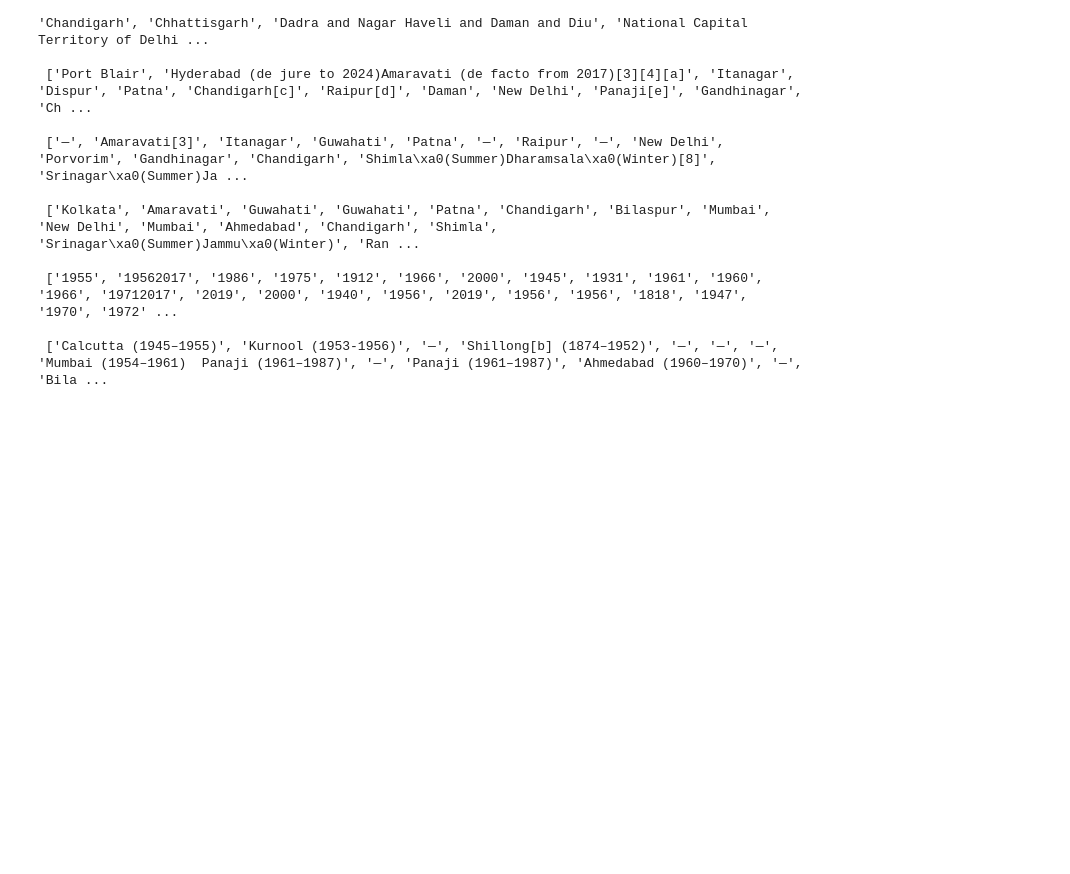
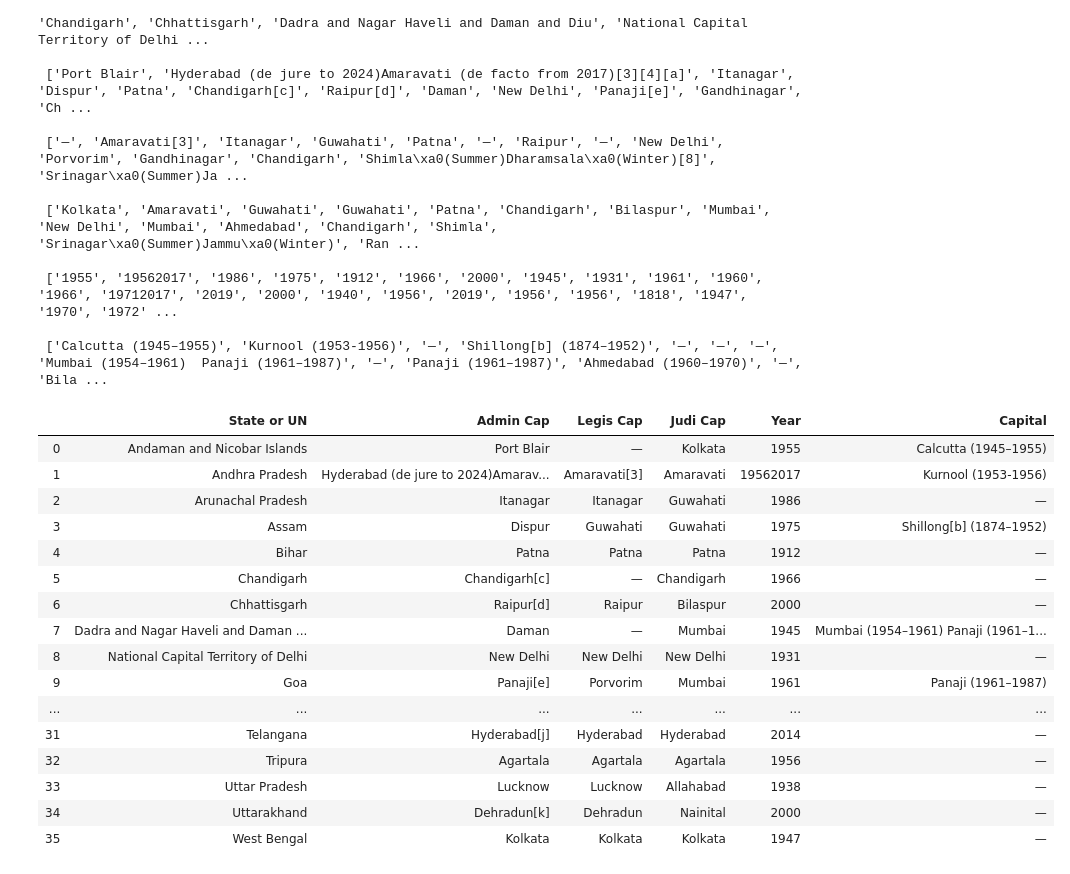
Before and after one commit to Yogendra3112/data_science, a Jupyter notebook: Untitled.ipynb, the cells around one changed output. Saved outputs shown, nothing was run; the diff lists cells and outputs as text; code cells hidden in the pictures; blank space fills up the shorter version.

```diff
--- a/Untitled.ipynb
+++ b/Untitled.ipynb
@@ -127,3 +128,26 @@ print(A,'\n','\n',B,'\n\n',C,'\n\n',D,'\n\n',E,'\n\n',F,'\n\n',G)
  ['1955', '19562017', '1986', '1975', '1912', '1966', '2000', '1945', '1931', '1961', '1960', '1966', '19712017', '2019', '2000', '1940', '1956', '2019', '1956', '1956', '1818', '1947', '1970', '1972' ...
 
  ['Calcutta (1945–1955)', 'Kurnool (1953-1956)', '—', 'Shillong[b] (1874–1952)', '—', '—', '—', 'Mumbai (1954–1961)  Panaji (1961–1987)', '—', 'Panaji (1961–1987)', 'Ahmedabad (1960–1970)', '—', 'Bila ...
+# %%
+df = pd.DataFrame(zip(B,C,D,E,F,G),columns=["State or UN","Admin Cap","Legis Cap","Judi Cap","Year","Capital"])
+                            # columns adds names to data frame with DataFrame
+                            # names adds columns names with read
+df
+# %% [output]
+|  | State or UN | Admin Cap | Legis Cap | Judi Cap | Year | Capital |
+| 0 | Andaman and Nicobar Islands | Port Blair | — | Kolkata | 1955 | Calcutta (1945–1955) |
+| 1 | Andhra Pradesh | Hyderabad (de jure to 2024)Amarav... | Amaravati[3] | Amaravati | 19562017 | Kurnool (1953-1956) |
+| 2 | Arunachal Pradesh | Itanagar | Itanagar | Guwahati | 1986 | — |
+| 3 | Assam | Dispur | Guwahati | Guwahati | 1975 | Shillong[b] (1874–1952) |
+| 4 | Bihar | Patna | Patna | Patna | 1912 | — |
+| 5 | Chandigarh | Chandigarh[c] | — | Chandigarh | 1966 | — |
+| 6 | Chhattisgarh | Raipur[d] | Raipur | Bilaspur | 2000 | — |
+| 7 | Dadra and Nagar Haveli and Daman ... | Daman | — | Mumbai | 1945 | Mumbai (1954–1961) Panaji (1961–1... |
+| 8 | National Capital Territory of Delhi | New Delhi | New Delhi | New Delhi | 1931 | — |
+| 9 | Goa | Panaji[e] | Porvorim | Mumbai | 1961 | Panaji (1961–1987) |
+| ... | ... | ... | ... | ... | ... | ... |
+| 31 | Telangana | Hyderabad[j] | Hyderabad | Hyderabad | 2014 | — |
+| 32 | Tripura | Agartala | Agartala | Agartala | 1956 | — |
+| 33 | Uttar Pradesh | Lucknow | Lucknow | Allahabad | 1938 | — |
+| 34 | Uttarakhand | Dehradun[k] | Dehradun | Nainital | 2000 | — |
+| 35 | West Bengal | Kolkata | Kolkata | Kolkata | 1947 | — |
```
Also changed, not shown: parts of 1 cell of this notebook.
